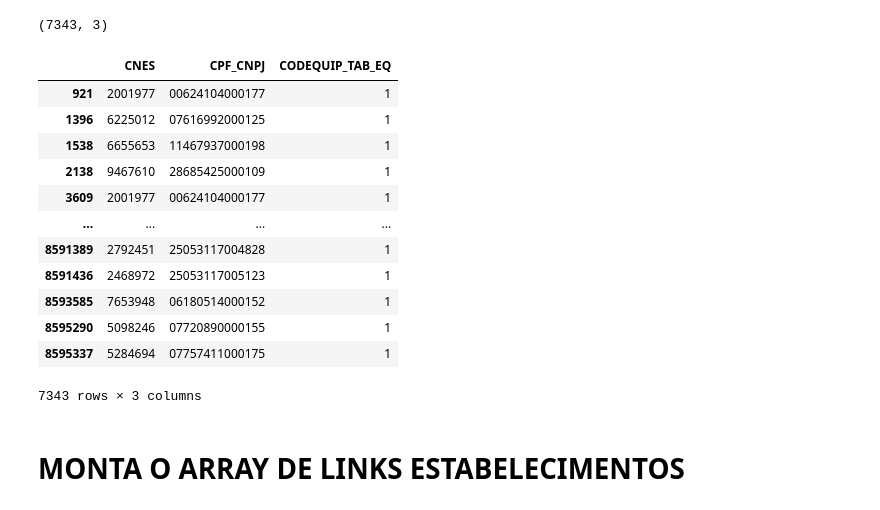
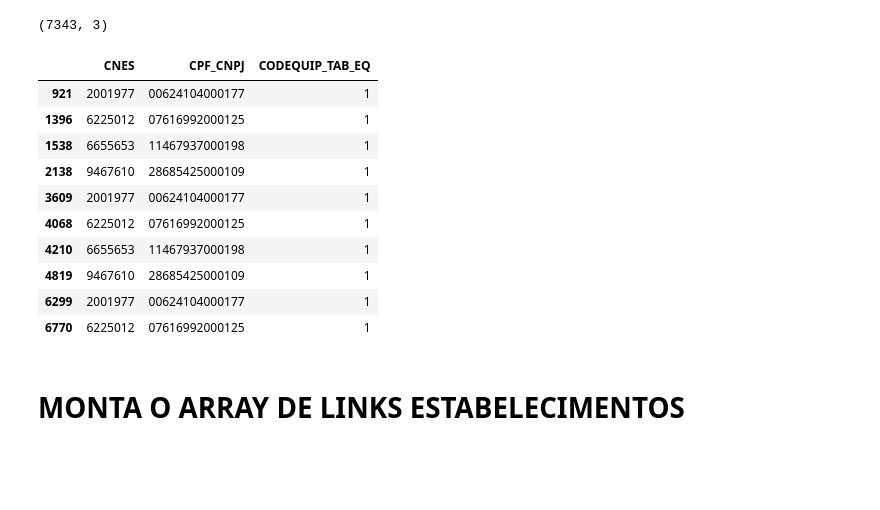
Before and after one commit to hamiltonvalerio/DS_CNES_DATASUS, a Jupyter notebook: CNES.ipynb, the cells around one changed output. Saved outputs shown, nothing was run; the diff lists cells and outputs as text; code cells hidden in the pictures; blank space fills up the shorter version.

```diff
--- a/CNES.ipynb
+++ b/CNES.ipynb
@@ -131,21 +114,19 @@ result_df_EQ.shape
 # %%
 result_df_EQ = result_df_EQ.rename(columns={'CODEQUIP': 'CODEQUIP_TAB_EQ'})
 # %%
-result_df_EQ
+result_df_EQ.head(10)
 # %% [output]
 |  | CNES | CPF_CNPJ | CODEQUIP_TAB_EQ |
 | 921 | 2001977 | 00624104000177 | 1 |
 | 1396 | 6225012 | 07616992000125 | 1 |
 | 1538 | 6655653 | 11467937000198 | 1 |
 | 2138 | 9467610 | 28685425000109 | 1 |
 | 3609 | 2001977 | 00624104000177 | 1 |
-| ... | ... | ... | ... |
-| 8591389 | 2792451 | 25053117004828 | 1 |
-| 8591436 | 2468972 | 25053117005123 | 1 |
-| 8593585 | 7653948 | 06180514000152 | 1 |
-| 8595290 | 5098246 | 07720890000155 | 1 |
-| 8595337 | 5284694 | 07757411000175 | 1 |
+| 4068 | 6225012 | 07616992000125 | 1 |
+| 4210 | 6655653 | 11467937000198 | 1 |
+| 4819 | 9467610 | 28685425000109 | 1 |
+| 6299 | 2001977 | 00624104000177 | 1 |
+| 6770 | 6225012 | 07616992000125 | 1 |
-7343 rows × 3 columns
 # %%
 result_df_EQ.to_csv('/drive/My Drive/DS_CNES/result_df_EQ.csv')
 # %% [markdown]
```
Also changed, not shown: parts of 16 cells of this notebook.
